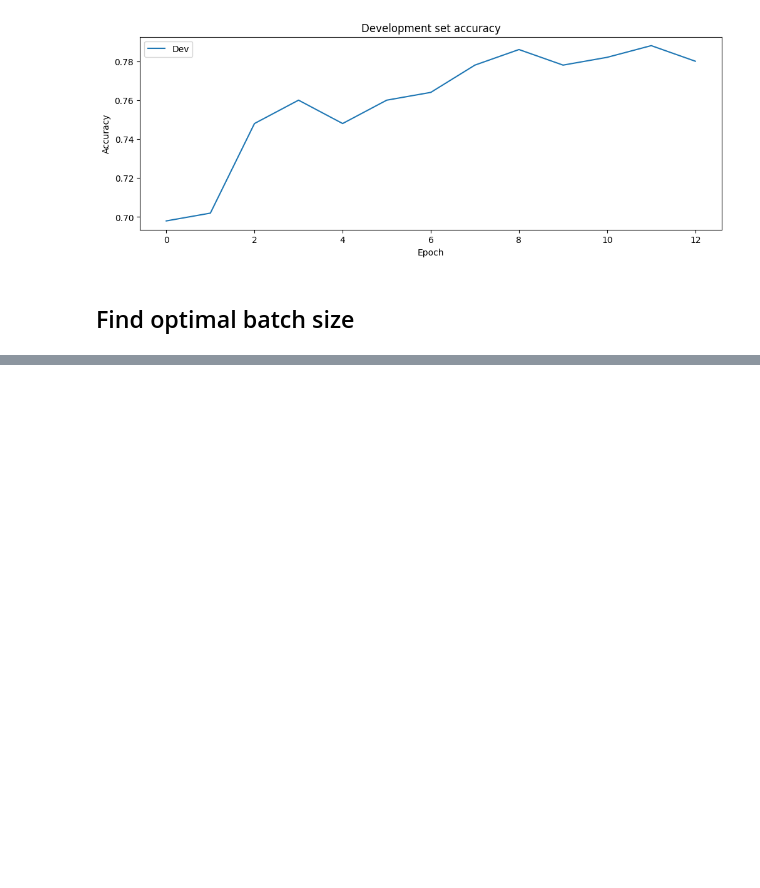
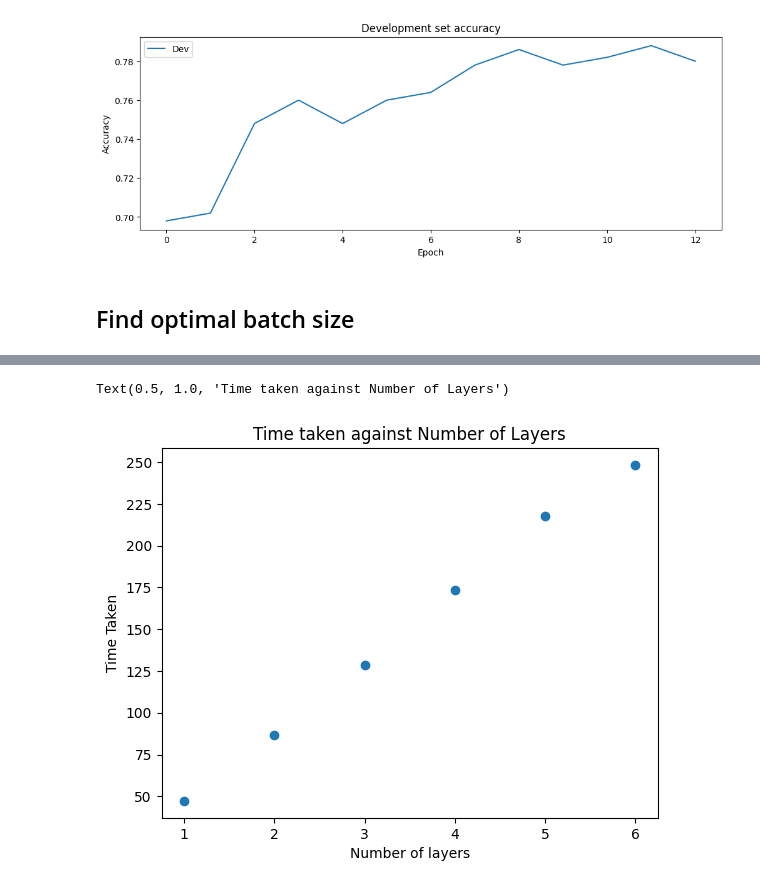
Before and after one commit to gtengwei/CZ4045-NLP-Group-8, a Jupyter notebook: Part 2/GRU_model_optimization.ipynb, the cells around one changed output, grey strips where cells are left out. Saved outputs shown, nothing was run; the diff lists cells and outputs as text; code cells hidden in the pictures; blank space fills up the shorter version.

```diff
--- a/Part 2/GRU_model_optimization.ipynb
+++ b/Part 2/GRU_model_optimization.ipynb
@@ -519,0 +647,9 @@ Text(0.5, 1.0, 'Time taken against Batch size')
+# %%
+# Plot dev time against batch size
+plt.scatter(time_taken_num_layers.keys(), time_taken_num_layers.values())
+plt.xlabel("Number of layers")
+plt.ylabel("Time Taken")
+plt.title("Time taken against Number of Layers")
+# %% [output]
+Text(0.5, 1.0, 'Time taken against Number of Layers')
+[figure, added]
```
Also changed, not shown: parts of 12 cells of this notebook.
